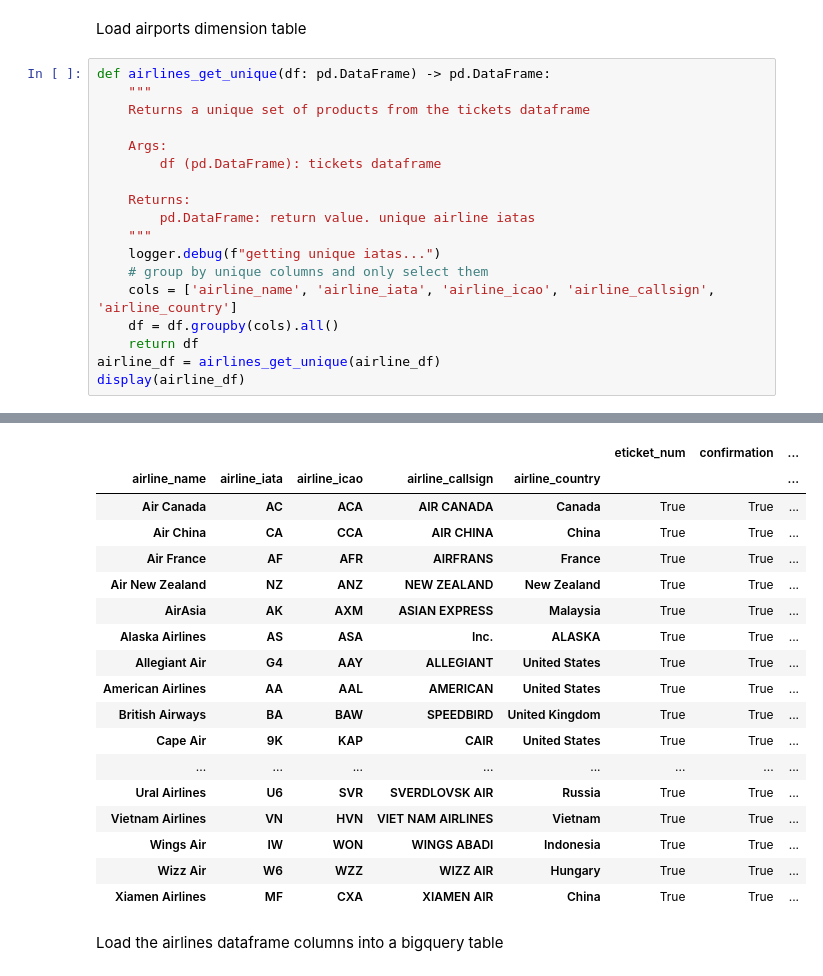
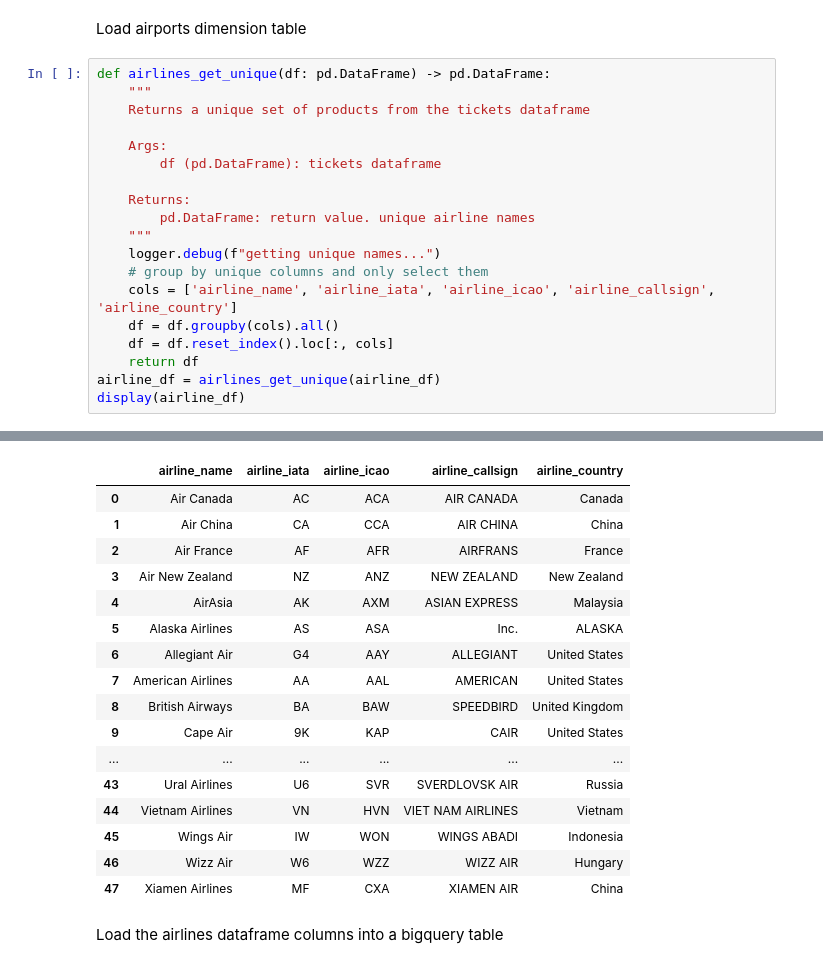
Before and after one commit to thehalfkoreanzombie/CR-8-Data-Modeling, a Jupyter notebook: main.ipynb, the cells around one changed output, grey strips where cells are left out. Saved outputs shown, nothing was run; the diff lists cells and outputs as text.

```diff
--- a/main.ipynb
+++ b/main.ipynb
@@ -148,12 +145,13 @@ def airlines_get_unique(df: pd.DataFrame) -> pd.DataFrame:
         df (pd.DataFrame): tickets dataframe
 
     Returns:
-        pd.DataFrame: return value. unique airline iatas
+        pd.DataFrame: return value. unique airline names
     """
-    logger.debug(f"getting unique iatas...")
+    logger.debug(f"getting unique names...")
     # group by unique columns and only select them
     cols = ['airline_name', 'airline_iata', 'airline_icao', 'airline_callsign', 'airline_country']
     df = df.groupby(cols).all()
+    df = df.reset_index().loc[:, cols]
     return df
 airline_df = airlines_get_unique(airline_df)
 display(airline_df)
@@ -162,20 +160,19 @@ display(airline_df)
-|  |  |  |  |  | eticket_num | confirmation | ... |
-| airline_name | airline_iata | airline_icao | airline_callsign | airline_country |  |  | ... |
-| Air Canada | AC | ACA | AIR CANADA | Canada | True | True | ... |
-| Air China | CA | CCA | AIR CHINA | China | True | True | ... |
-| Air France | AF | AFR | AIRFRANS | France | True | True | ... |
-| Air New Zealand | NZ | ANZ | NEW ZEALAND | New Zealand | True | True | ... |
-| AirAsia | AK | AXM | ASIAN EXPRESS | Malaysia | True | True | ... |
-| Alaska Airlines | AS | ASA | Inc. | ALASKA | True | True | ... |
-| Allegiant Air | G4 | AAY | ALLEGIANT | United States | True | True | ... |
-| American Airlines | AA | AAL | AMERICAN | United States | True | True | ... |
-| British Airways | BA | BAW | SPEEDBIRD | United Kingdom | True | True | ... |
-| Cape Air | 9K | KAP | CAIR | United States | True | True | ... |
-| ... | ... | ... | ... | ... | ... | ... | ... |
-| Ural Airlines | U6 | SVR | SVERDLOVSK AIR | Russia | True | True | ... |
-| Vietnam Airlines | VN | HVN | VIET NAM AIRLINES | Vietnam | True | True | ... |
-| Wings Air | IW | WON | WINGS ABADI | Indonesia | True | True | ... |
-| Wizz Air | W6 | WZZ | WIZZ AIR | Hungary | True | True | ... |
-| Xiamen Airlines | MF | CXA | XIAMEN AIR | China | True | True | ... |
+|  | airline_name | airline_iata | airline_icao | airline_callsign | airline_country |
+| 0 | Air Canada | AC | ACA | AIR CANADA | Canada |
+| 1 | Air China | CA | CCA | AIR CHINA | China |
+| 2 | Air France | AF | AFR | AIRFRANS | France |
+| 3 | Air New Zealand | NZ | ANZ | NEW ZEALAND | New Zealand |
+| 4 | AirAsia | AK | AXM | ASIAN EXPRESS | Malaysia |
+| 5 | Alaska Airlines | AS | ASA | Inc. | ALASKA |
+| 6 | Allegiant Air | G4 | AAY | ALLEGIANT | United States |
+| 7 | American Airlines | AA | AAL | AMERICAN | United States |
+| 8 | British Airways | BA | BAW | SPEEDBIRD | United Kingdom |
+| 9 | Cape Air | 9K | KAP | CAIR | United States |
+| ... | ... | ... | ... | ... | ... |
+| 43 | Ural Airlines | U6 | SVR | SVERDLOVSK AIR | Russia |
+| 44 | Vietnam Airlines | VN | HVN | VIET NAM AIRLINES | Vietnam |
+| 45 | Wings Air | IW | WON | WINGS ABADI | Indonesia |
+| 46 | Wizz Air | W6 | WZZ | WIZZ AIR | Hungary |
+| 47 | Xiamen Airlines | MF | CXA | XIAMEN AIR | China |
 # %% [markdown]
 Load the airlines dataframe columns into a bigquery table
```
Also changed, not shown: parts of 15 cells of this notebook.
